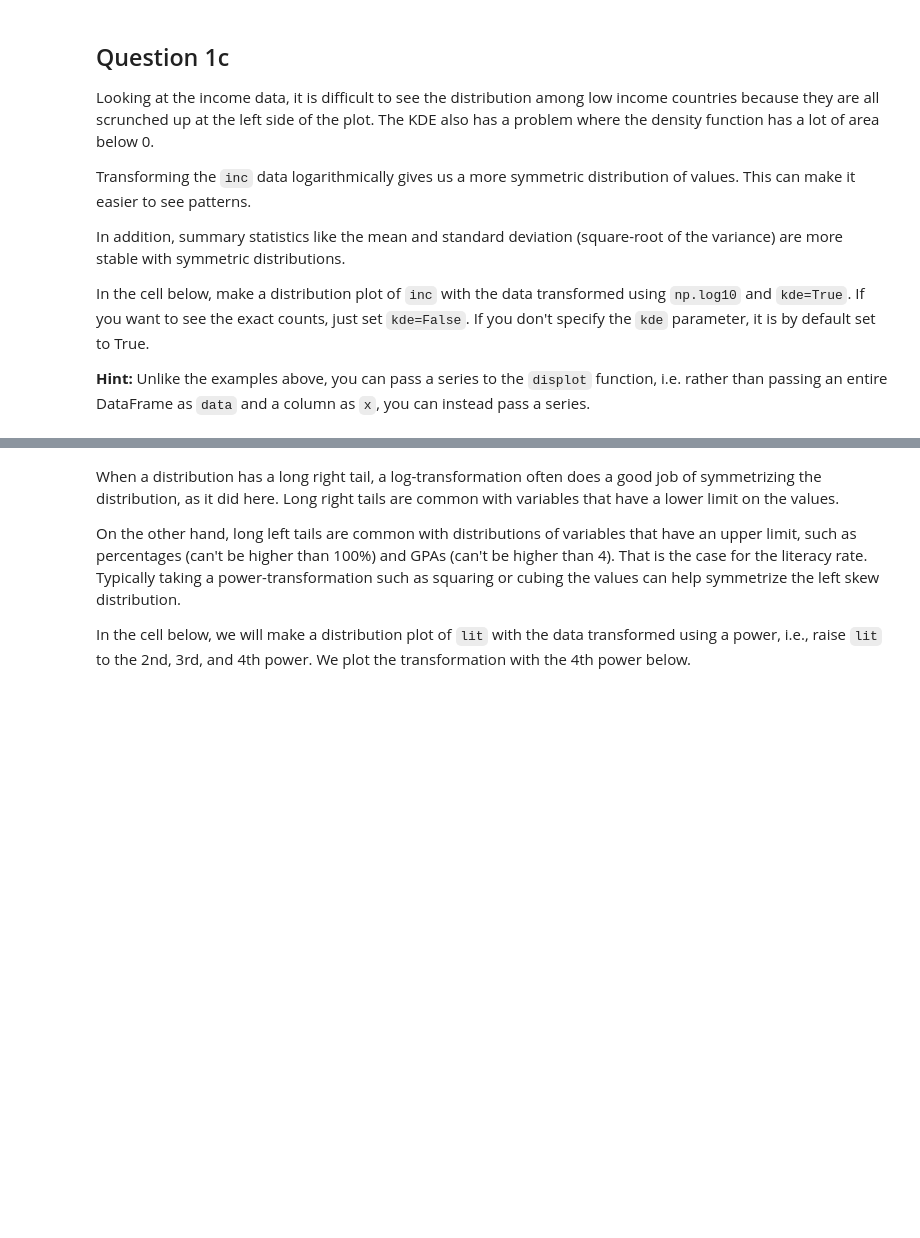
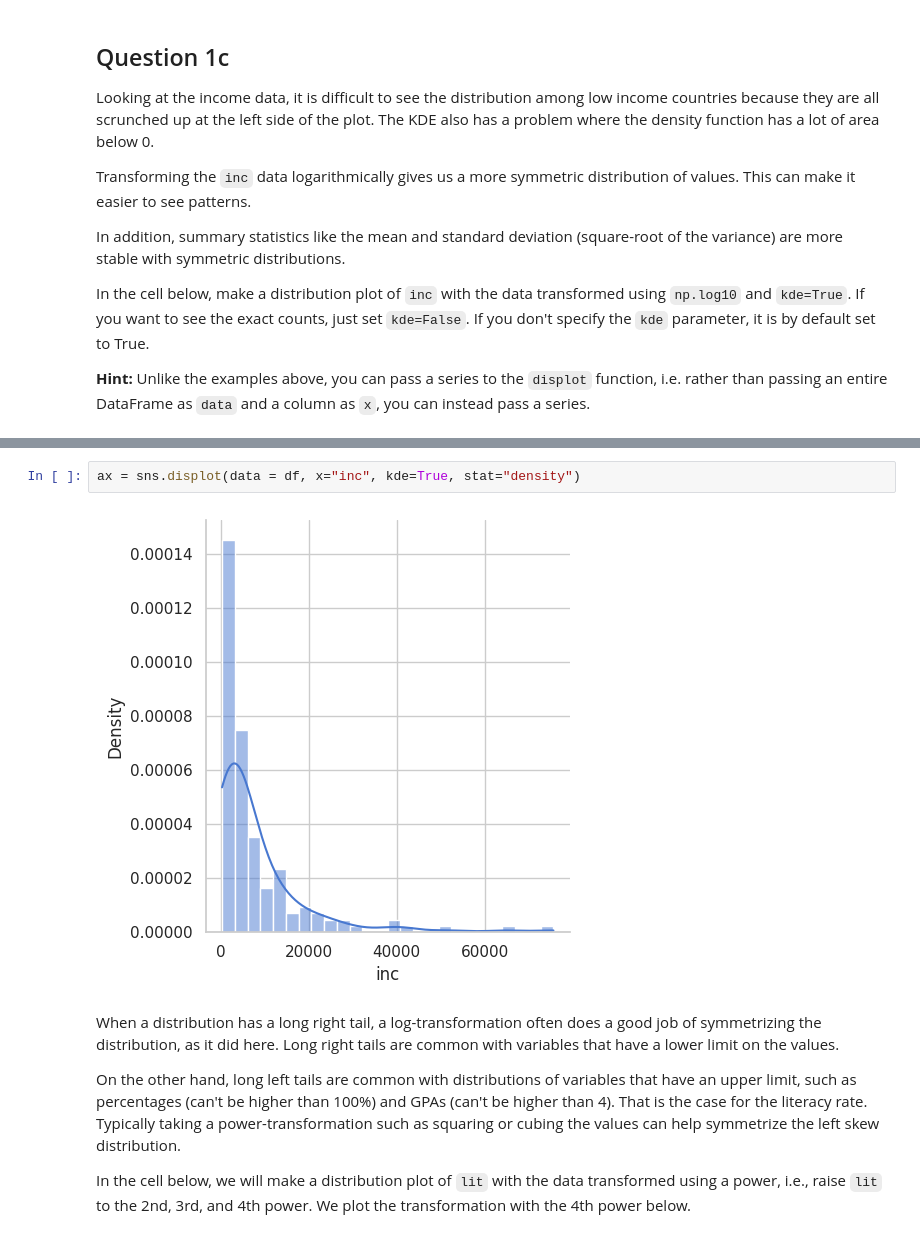
Before and after one commit to brianballer/ds100-sp22, a Jupyter notebook: lab/lab04/lab04.ipynb, the cells around one changed output, grey strips where cells are left out. Drawn from its saved outputs; the diff is of its cells as text; blank space fills up the shorter version.

```diff
--- a/lab/lab04/lab04.ipynb
+++ b/lab/lab04/lab04.ipynb
@@ -267,3 +288,7 @@ plt.xlabel('Log Gross national income per capita, Atlas method: $: 2016');
+# %%
+ax = sns.displot(data = df, x="inc", kde=True, stat="density")
+# %% [output]
+[figure, added]
 # %% [markdown]
 When a distribution has a long right tail, a log-transformation often does a good job of symmetrizing the distribution, as it did here.  Long right tails are common with variables that have a lower limit on the values.
 
```
Also changed, not shown: parts of 30 cells of this notebook.
